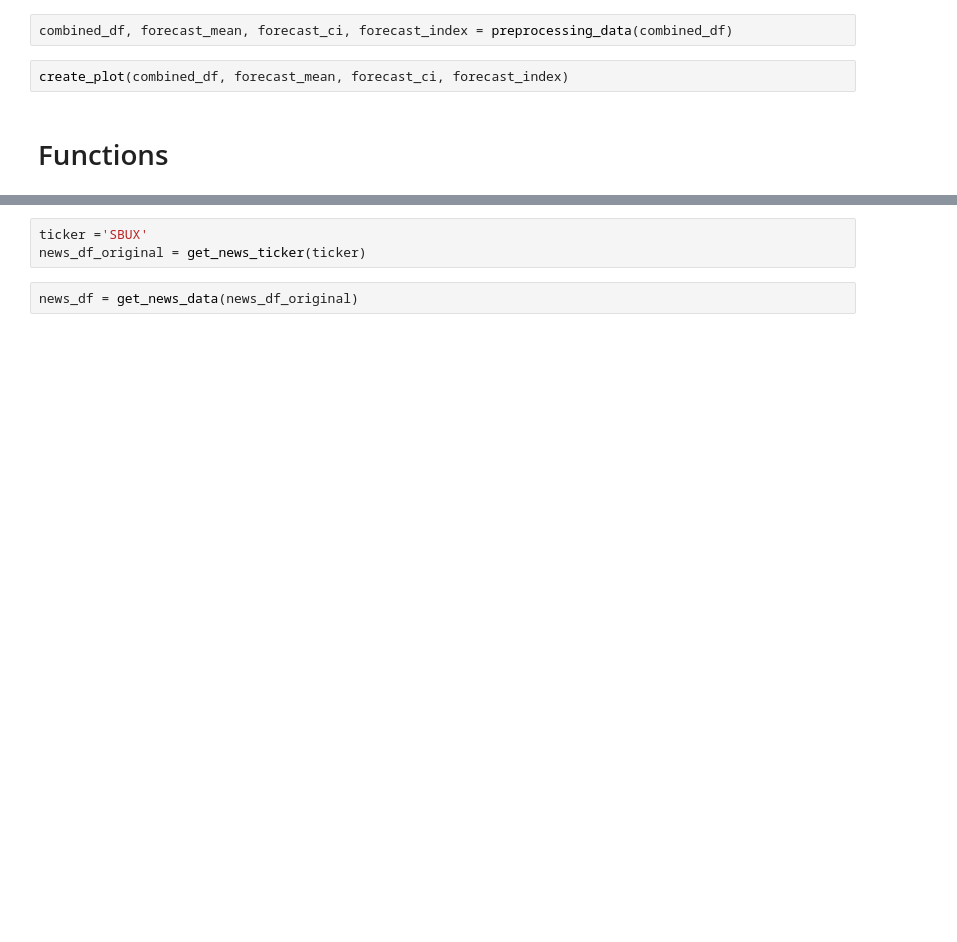
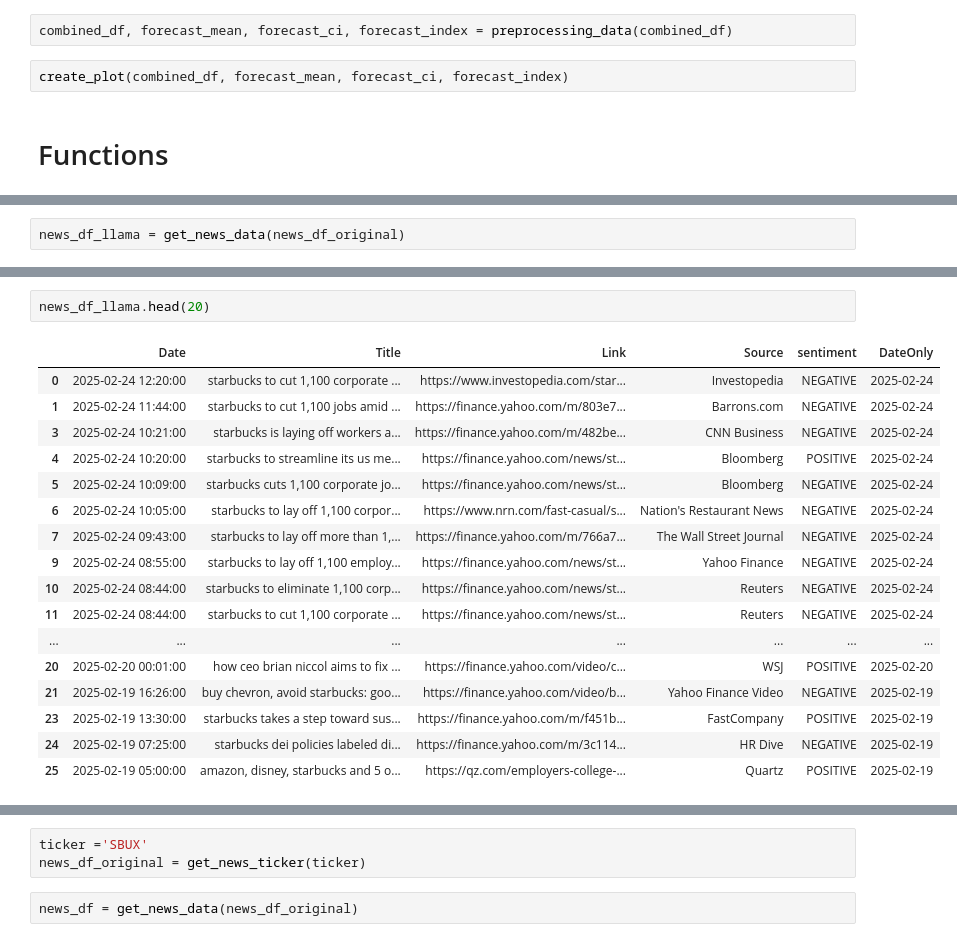
Before and after one commit to jamesrubio23/Finance, a Jupyter notebook: Trading/Ollama_Stock_Price_Prediciton/assets_experiments.ipynb, the cells around one changed output, grey strips where cells are left out. Cells and saved outputs as stored; diff of their text form; blank space fills up the shorter version.

```diff
--- a/Trading/Ollama_Stock_Price_Prediciton/assets_experiments.ipynb
+++ b/Trading/Ollama_Stock_Price_Prediciton/assets_experiments.ipynb
@@ -1936,3 +1933,5 @@ def create_plot(combined_df, forecast_mean, forecast_ci, forecast_index):
 
 
     fig.show()
+# %%
+news_df_llama = get_news_data(news_df_original)
@@ -1938,0 +2027,20 @@ def create_plot(combined_df, forecast_mean, forecast_ci, forecast_index):
+# %%
+news_df_llama.head(20)
+# %% [output]
+|  | Date | Title | Link | Source | sentiment | DateOnly |
+| 0 | 2025-02-24 12:20:00 | starbucks to cut 1,100 corporate ... | https://www.investopedia.com/star... | Investopedia | NEGATIVE | 2025-02-24 |
+| 1 | 2025-02-24 11:44:00 | starbucks to cut 1,100 jobs amid ... | https://finance.yahoo.com/m/803e7... | Barrons.com | NEGATIVE | 2025-02-24 |
+| 3 | 2025-02-24 10:21:00 | starbucks is laying off workers a... | https://finance.yahoo.com/m/482be... | CNN Business | NEGATIVE | 2025-02-24 |
+| 4 | 2025-02-24 10:20:00 | starbucks to streamline its us me... | https://finance.yahoo.com/news/st... | Bloomberg | POSITIVE | 2025-02-24 |
+| 5 | 2025-02-24 10:09:00 | starbucks cuts 1,100 corporate jo... | https://finance.yahoo.com/news/st... | Bloomberg | NEGATIVE | 2025-02-24 |
+| 6 | 2025-02-24 10:05:00 | starbucks to lay off 1,100 corpor... | https://www.nrn.com/fast-casual/s... | Nation's Restaurant News | NEGATIVE | 2025-02-24 |
+| 7 | 2025-02-24 09:43:00 | starbucks to lay off more than 1,... | https://finance.yahoo.com/m/766a7... | The Wall Street Journal | NEGATIVE | 2025-02-24 |
+| 9 | 2025-02-24 08:55:00 | starbucks to lay off 1,100 employ... | https://finance.yahoo.com/news/st... | Yahoo Finance | NEGATIVE | 2025-02-24 |
+| 10 | 2025-02-24 08:44:00 | starbucks to eliminate 1,100 corp... | https://finance.yahoo.com/news/st... | Reuters | NEGATIVE | 2025-02-24 |
+| 11 | 2025-02-24 08:44:00 | starbucks to cut 1,100 corporate ... | https://finance.yahoo.com/news/st... | Reuters | NEGATIVE | 2025-02-24 |
+| ... | ... | ... | ... | ... | ... | ... |
+| 20 | 2025-02-20 00:01:00 | how ceo brian niccol aims to fix ... | https://finance.yahoo.com/video/c... | WSJ | POSITIVE | 2025-02-20 |
+| 21 | 2025-02-19 16:26:00 | buy chevron, avoid starbucks: goo... | https://finance.yahoo.com/video/b... | Yahoo Finance Video | NEGATIVE | 2025-02-19 |
+| 23 | 2025-02-19 13:30:00 | starbucks takes a step toward sus... | https://finance.yahoo.com/m/f451b... | FastCompany | POSITIVE | 2025-02-19 |
+| 24 | 2025-02-19 07:25:00 | starbucks dei policies labeled di... | https://finance.yahoo.com/m/3c114... | HR Dive | NEGATIVE | 2025-02-19 |
+| 25 | 2025-02-19 05:00:00 | amazon, disney, starbucks and 5 o... | https://qz.com/employers-college-... | Quartz | POSITIVE | 2025-02-19 |
```
Also changed, not shown: parts of 20 cells of this notebook, 4 other files.
